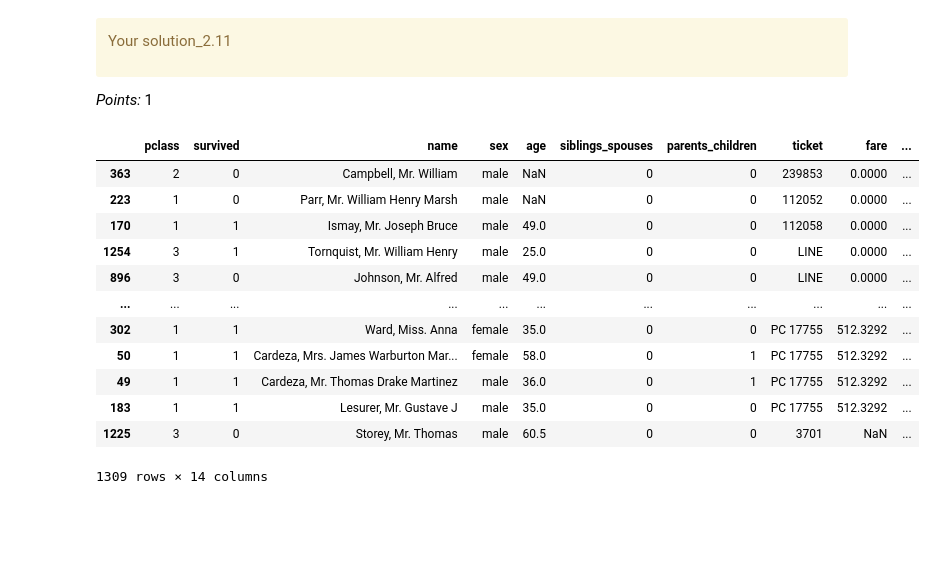
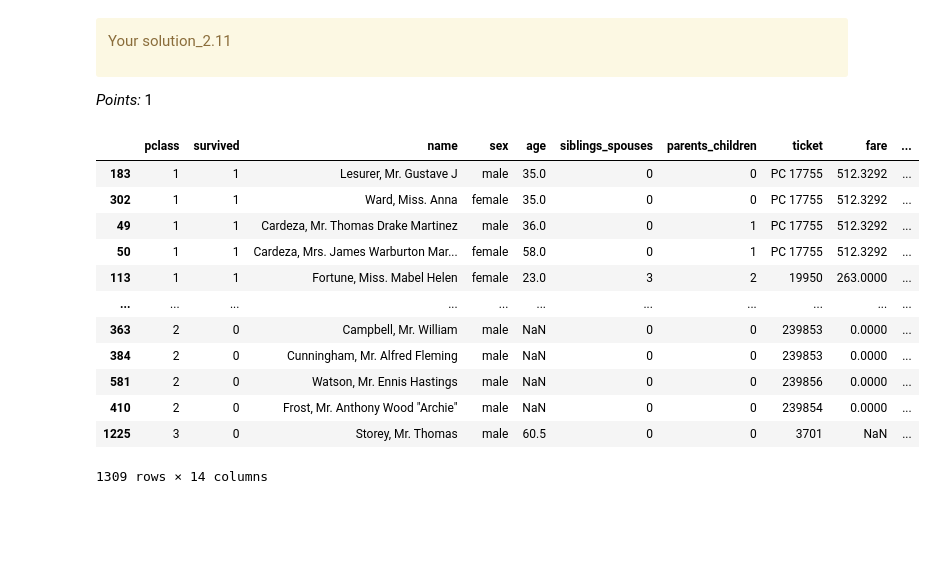
Before and after one commit to sillyyilly/cpsc330work, a Jupyter notebook: hw/hw1/hw1.ipynb, the cells around one changed output. Drawn from its saved outputs; the diff is of its cells as text; code cells hidden in the pictures.

```diff
--- a/hw/hw1/hw1.ipynb
+++ b/hw/hw1/hw1.ipynb
@@ -269,7 +269,7 @@ Your solution_2.1
 
 _Points:_ 1
 # %%
-titanic_df = pd.read_csv('/Users/yilianzhao/Documents/School/CPSC_330/cpsc330work/hw/hw1/data/titanic.csv')
+titanic_df = pd.read_csv('data/titanic.csv')
 # %%
 assert set(titanic_df.columns) == set(
     [
@@ -601,20 +601,20 @@ Your solution_2.11
 
 _Points:_ 1
 # %%
-titanic_sorted = titanic_df.sort_values('fare')
+titanic_sorted = titanic_df.sort_values('fare', ascending = False)
 titanic_sorted
 # %% [output]
 |  | pclass | survived | name | sex | age | siblings_spouses | parents_children | ticket | fare | ... |
+| 183 | 1 | 1 | Lesurer, Mr. Gustave J | male | 35.0 | 0 | 0 | PC 17755 | 512.3292 | ... |
+| 302 | 1 | 1 | Ward, Miss. Anna | female | 35.0 | 0 | 0 | PC 17755 | 512.3292 | ... |
+| 49 | 1 | 1 | Cardeza, Mr. Thomas Drake Martinez | male | 36.0 | 0 | 1 | PC 17755 | 512.3292 | ... |
+| 50 | 1 | 1 | Cardeza, Mrs. James Warburton Mar... | female | 58.0 | 0 | 1 | PC 17755 | 512.3292 | ... |
+| 113 | 1 | 1 | Fortune, Miss. Mabel Helen | female | 23.0 | 3 | 2 | 19950 | 263.0000 | ... |
+| ... | ... | ... | ... | ... | ... | ... | ... | ... | ... | ... |
 | 363 | 2 | 0 | Campbell, Mr. William | male | NaN | 0 | 0 | 239853 | 0.0000 | ... |
-| 223 | 1 | 0 | Parr, Mr. William Henry Marsh | male | NaN | 0 | 0 | 112052 | 0.0000 | ... |
-| 170 | 1 | 1 | Ismay, Mr. Joseph Bruce | male | 49.0 | 0 | 0 | 112058 | 0.0000 | ... |
-| 1254 | 3 | 1 | Tornquist, Mr. William Henry | male | 25.0 | 0 | 0 | LINE | 0.0000 | ... |
-| 896 | 3 | 0 | Johnson, Mr. Alfred | male | 49.0 | 0 | 0 | LINE | 0.0000 | ... |
-| ... | ... | ... | ... | ... | ... | ... | ... | ... | ... | ... |
-| 302 | 1 | 1 | Ward, Miss. Anna | female | 35.0 | 0 | 0 | PC 17755 | 512.3292 | ... |
-| 50 | 1 | 1 | Cardeza, Mrs. James Warburton Mar... | female | 58.0 | 0 | 1 | PC 17755 | 512.3292 | ... |
-| 49 | 1 | 1 | Cardeza, Mr. Thomas Drake Martinez | male | 36.0 | 0 | 1 | PC 17755 | 512.3292 | ... |
-| 183 | 1 | 1 | Lesurer, Mr. Gustave J | male | 35.0 | 0 | 0 | PC 17755 | 512.3292 | ... |
+| 384 | 2 | 0 | Cunningham, Mr. Alfred Fleming | male | NaN | 0 | 0 | 239853 | 0.0000 | ... |
+| 581 | 2 | 0 | Watson, Mr. Ennis Hastings | male | NaN | 0 | 0 | 239856 | 0.0000 | ... |
+| 410 | 2 | 0 | Frost, Mr. Anthony Wood "Archie" | male | NaN | 0 | 0 | 239854 | 0.0000 | ... |
 | 1225 | 3 | 0 | Storey, Mr. Thomas | male | 60.5 | 0 | 0 | 3701 | NaN | ... |
 1309 rows × 14 columns
 # %% [markdown]
```
Also changed, not shown: parts of 8 cells of this notebook.
